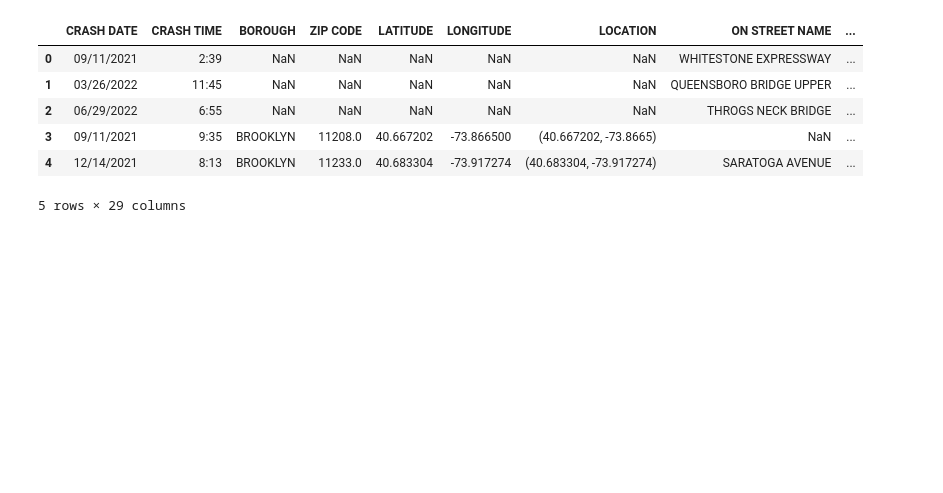
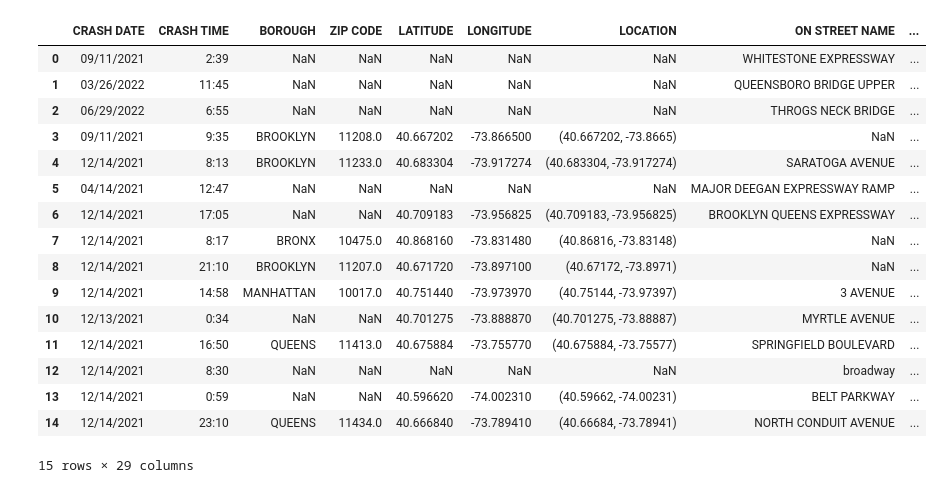
Before and after one commit to MahmoudElSayed100/NYC-Traffic-Accidents-Analysis, a Jupyter notebook: connection_test.ipynb, the cells around one changed output. Drawn from its saved outputs; the diff is of its cells as text; code cells hidden in the pictures; blank space fills up the shorter version.

```diff
--- a/connection_test.ipynb
+++ b/connection_test.ipynb
@@ -16,15 +5,25 @@ Success
-# %%
-df.head(5)
-# %% [output]
-|  | CRASH DATE | CRASH TIME | BOROUGH | ZIP CODE | LATITUDE | LONGITUDE | LOCATION | ON STREET NAME | ... |
-| 0 | 09/11/2021 | 2:39 | NaN | NaN | NaN | NaN | NaN | WHITESTONE EXPRESSWAY | ... |
-| 1 | 03/26/2022 | 11:45 | NaN | NaN | NaN | NaN | NaN | QUEENSBORO BRIDGE UPPER | ... |
-| 2 | 06/29/2022 | 6:55 | NaN | NaN | NaN | NaN | NaN | THROGS NECK BRIDGE | ... |
-| 3 | 09/11/2021 | 9:35 | BROOKLYN | 11208.0 | 40.667202 | -73.866500 | (40.667202, -73.8665) | NaN | ... |
-| 4 | 12/14/2021 | 8:13 | BROOKLYN | 11233.0 | 40.683304 | -73.917274 | (40.683304, -73.917274) | SARATOGA AVENUE | ... |
-5 rows × 29 columns
 # %%
 from database_handler import return_data_as_df
 from lookups import InputTypes
 path = r"csv_tables/test.csv"
 df = return_data_as_df(path,InputTypes.CSV)
+# %%
+df.head(15)
+# %% [output]
+|  | CRASH DATE | CRASH TIME | BOROUGH | ZIP CODE | LATITUDE | LONGITUDE | LOCATION | ON STREET NAME | ... |
+| 0 | 09/11/2021 | 2:39 | NaN | NaN | NaN | NaN | NaN | WHITESTONE EXPRESSWAY | ... |
+| 1 | 03/26/2022 | 11:45 | NaN | NaN | NaN | NaN | NaN | QUEENSBORO BRIDGE UPPER | ... |
+| 2 | 06/29/2022 | 6:55 | NaN | NaN | NaN | NaN | NaN | THROGS NECK BRIDGE | ... |
+| 3 | 09/11/2021 | 9:35 | BROOKLYN | 11208.0 | 40.667202 | -73.866500 | (40.667202, -73.8665) | NaN | ... |
+| 4 | 12/14/2021 | 8:13 | BROOKLYN | 11233.0 | 40.683304 | -73.917274 | (40.683304, -73.917274) | SARATOGA AVENUE | ... |
+| 5 | 04/14/2021 | 12:47 | NaN | NaN | NaN | NaN | NaN | MAJOR DEEGAN EXPRESSWAY RAMP | ... |
+| 6 | 12/14/2021 | 17:05 | NaN | NaN | 40.709183 | -73.956825 | (40.709183, -73.956825) | BROOKLYN QUEENS EXPRESSWAY | ... |
+| 7 | 12/14/2021 | 8:17 | BRONX | 10475.0 | 40.868160 | -73.831480 | (40.86816, -73.83148) | NaN | ... |
+| 8 | 12/14/2021 | 21:10 | BROOKLYN | 11207.0 | 40.671720 | -73.897100 | (40.67172, -73.8971) | NaN | ... |
+| 9 | 12/14/2021 | 14:58 | MANHATTAN | 10017.0 | 40.751440 | -73.973970 | (40.75144, -73.97397) | 3 AVENUE | ... |
+| 10 | 12/13/2021 | 0:34 | NaN | NaN | 40.701275 | -73.888870 | (40.701275, -73.88887) | MYRTLE AVENUE | ... |
+| 11 | 12/14/2021 | 16:50 | QUEENS | 11413.0 | 40.675884 | -73.755770 | (40.675884, -73.75577) | SPRINGFIELD BOULEVARD | ... |
+| 12 | 12/14/2021 | 8:30 | NaN | NaN | NaN | NaN | NaN | broadway | ... |
+| 13 | 12/14/2021 | 0:59 | NaN | NaN | 40.596620 | -74.002310 | (40.59662, -74.00231) | BELT PARKWAY | ... |
+| 14 | 12/14/2021 | 23:10 | QUEENS | 11434.0 | 40.666840 | -73.789410 | (40.66684, -73.78941) | NORTH CONDUIT AVENUE | ... |
+15 rows × 29 columns
```
Also changed, not shown: parts of 10 cells of this notebook, 2 other files.
